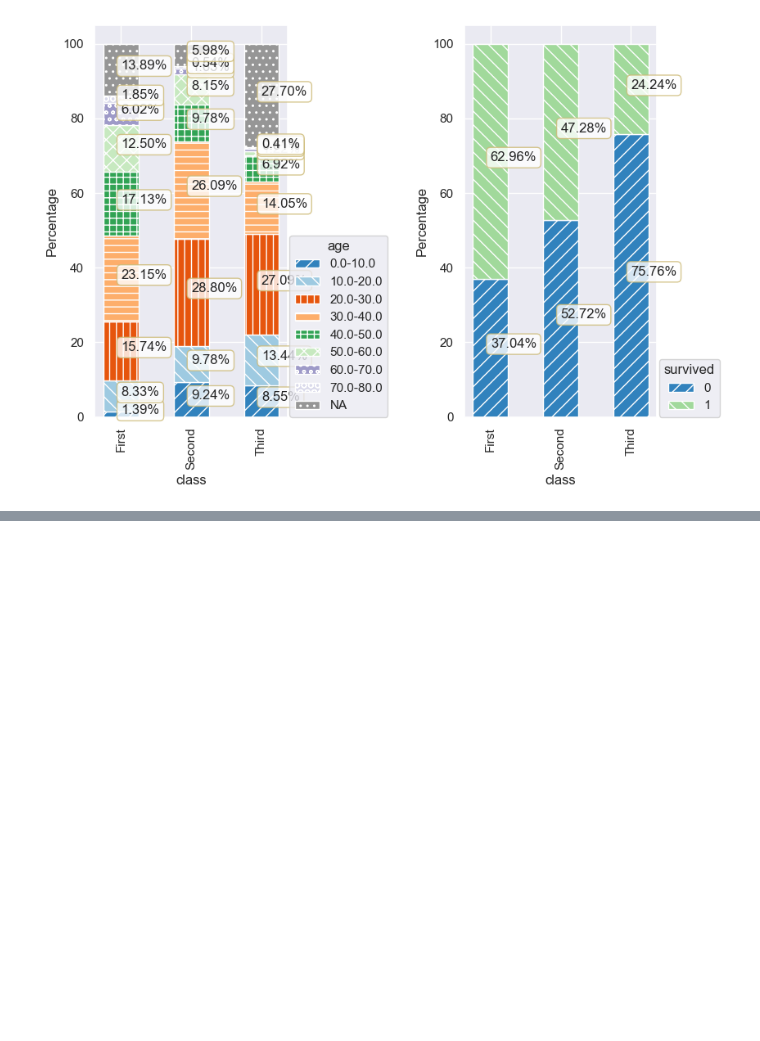
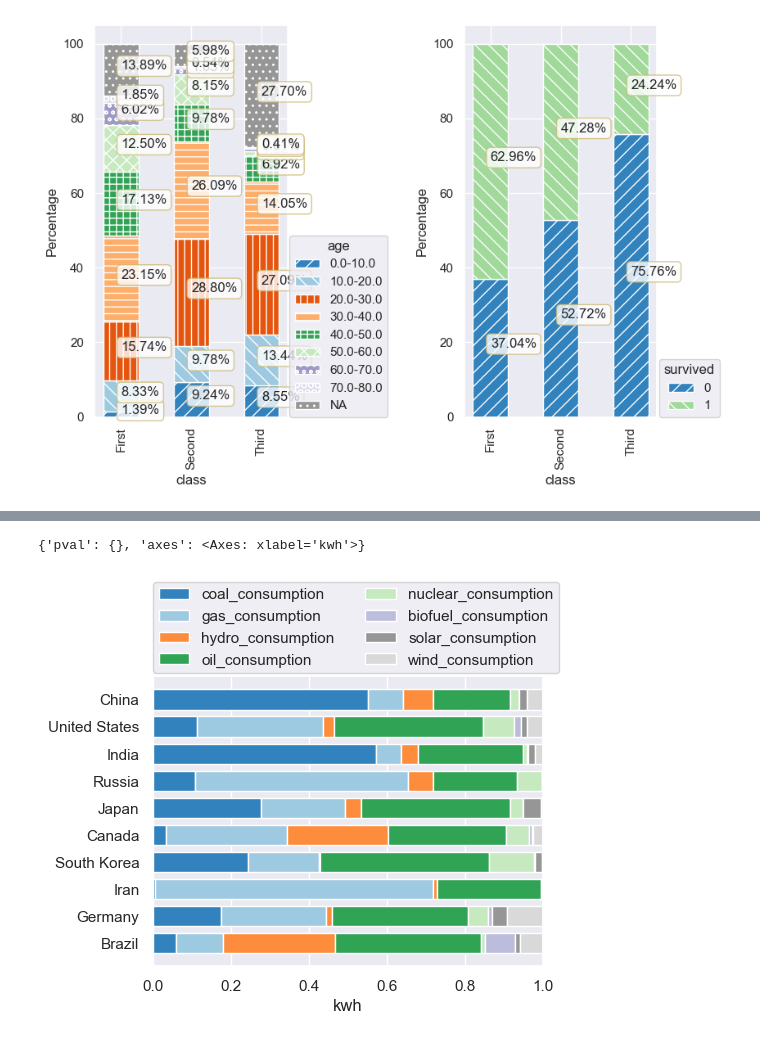
Before and after one commit to koonimaru/omniplot, a Jupyter notebook: ipynb/stacked_bar.ipynb, the cells around one changed output, grey strips where cells are left out. Saved outputs shown, nothing was run; the diff lists cells and outputs as text; code cells hidden in the pictures; blank space fills up the shorter version.

```diff
--- a/ipynb/stacked_bar.ipynb
+++ b/ipynb/stacked_bar.ipynb
@@ -72,0 +115,7 @@ res=op.stacked_barplot(df2, x="class",hue=["age", "survived"], scale="percentage
+# %%
+op.stacked_barplot_num(df=df,x="country",show_values=False,# show_values_intact=True,
+                        #unit={"Possession":"%"},
+                        horizontal=True,scale="fraction",xlabel="kwh",legend_row_num=4)
+# %% [output]
+{'pval': {}, 'axes': <Axes: xlabel='kwh'>}
+[figure, added]
```
Also changed, not shown: parts of 3 cells of this notebook.
